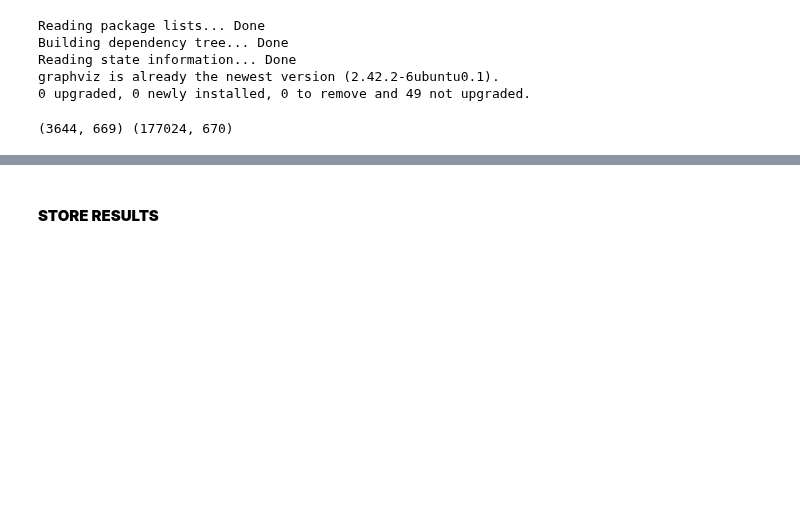
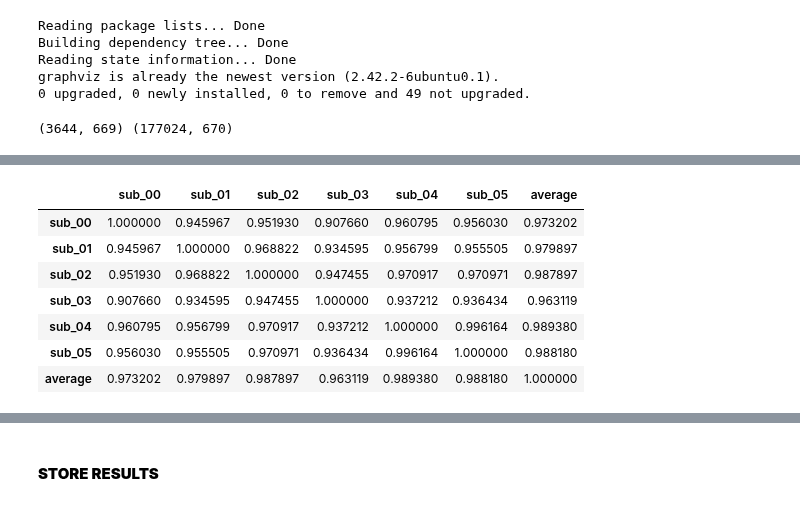
Before and after one commit to fabriziobasso/Colab_backup, a Jupyter notebook: Ensemble.ipynb, the cells around one changed output, grey strips where cells are left out. Drawn from its saved outputs; the diff is of its cells as text; code cells hidden in the pictures; blank space fills up the shorter version.

```diff
--- a/Ensemble.ipynb
+++ b/Ensemble.ipynb
@@ -131,0 +137,11 @@ total.sample(10)
+# %%
+total.corr().style.background_gradient(cmap='coolwarm')
+# %% [output]
+|  | sub_00 | sub_01 | sub_02 | sub_03 | sub_04 | sub_05 | average |
+| sub_00 | 1.000000 | 0.945967 | 0.951930 | 0.907660 | 0.960795 | 0.956030 | 0.973202 |
+| sub_01 | 0.945967 | 1.000000 | 0.968822 | 0.934595 | 0.956799 | 0.955505 | 0.979897 |
+| sub_02 | 0.951930 | 0.968822 | 1.000000 | 0.947455 | 0.970917 | 0.970971 | 0.987897 |
+| sub_03 | 0.907660 | 0.934595 | 0.947455 | 1.000000 | 0.937212 | 0.936434 | 0.963119 |
+| sub_04 | 0.960795 | 0.956799 | 0.970917 | 0.937212 | 1.000000 | 0.996164 | 0.989380 |
+| sub_05 | 0.956030 | 0.955505 | 0.970971 | 0.936434 | 0.996164 | 1.000000 | 0.988180 |
+| average | 0.973202 | 0.979897 | 0.987897 | 0.963119 | 0.989380 | 0.988180 | 1.000000 |
```
Also changed, not shown: parts of 7 cells of this notebook.
